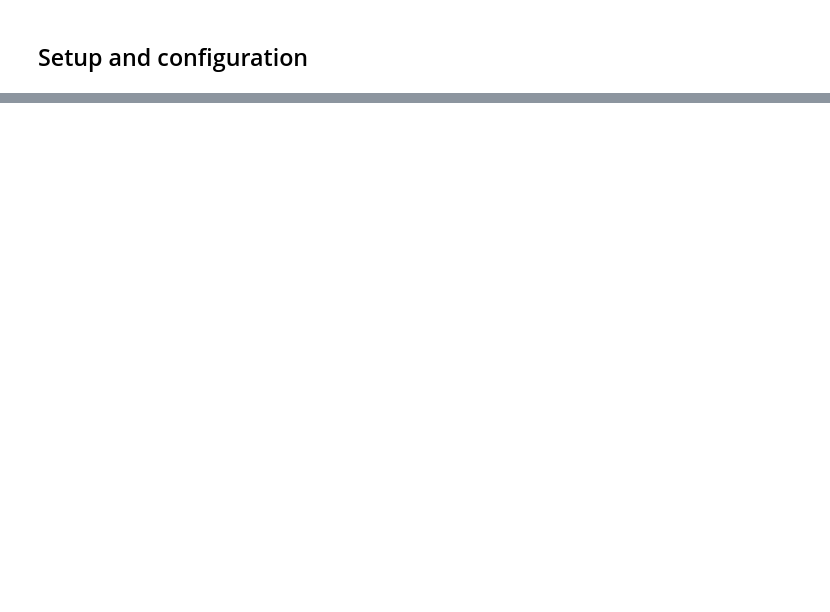
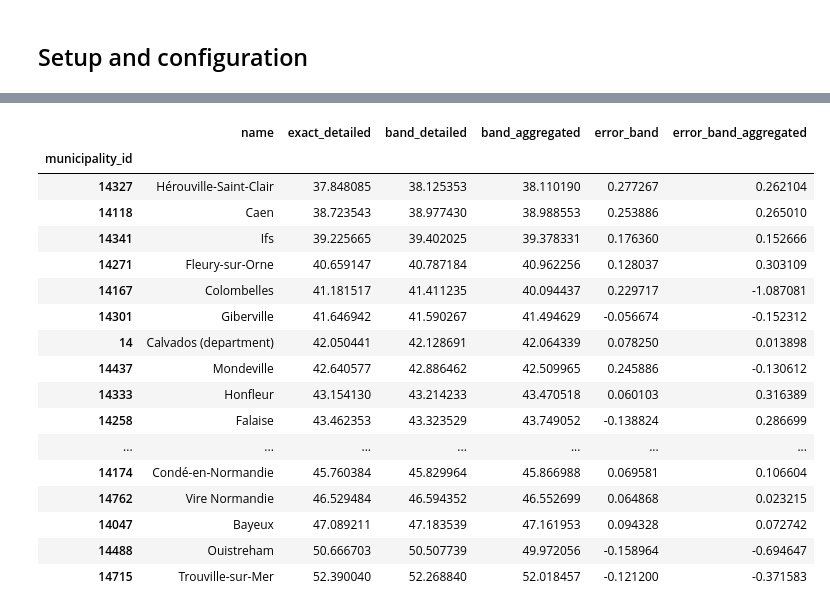
Before and after one commit to ek-popkova/uge-large-scale-models, a Jupyter notebook: notebooks/ex12_territorial_analysis_I.ipynb, the cells around one changed output, grey strips where cells are left out. Saved outputs shown, nothing was run; the diff lists cells and outputs as text; code cells hidden in the pictures; blank space fills up the shorter version.

```diff
--- a/notebooks/ex12_territorial_analysis_I.ipynb
+++ b/notebooks/ex12_territorial_analysis_I.ipynb
@@ -103,0 +303,16 @@ TODO: note every problem and how it was solved (partial points are given for doc
+# %%
+rows = []
+for column, lo, hi in AGE_BANDS:
+    hi_ = 200 if hi is None else hi
+    rows.append({
+        "band": column,
+        "aggregated": df_population[column].sum(),
+        "detailed AGEREV": df_census.loc[df_census["age_rev"].between(lo, hi_), "weight"].sum(),
+        "detailed AGED": df_census.loc[df_census["age_aged"].between(lo, hi_), "weight"].sum(),
+    })
+df_band_check = pd.DataFrame(rows).set_index("band")
+for v in ["AGEREV", "AGED"]:
+    df_band_check[f"rel. diff. {v}"] = df_band_check[f"detailed {v}"] / df_band_check["aggregated"] - 1
+print("max |relative difference| AGEREV:", df_band_check["rel. diff. AGEREV"].abs().max())
+print("max |relative difference| AGED:  ", df_band_check["rel. diff. AGED"].abs().max())
+df_band_check
@@ -103,0 +411,51 @@ TODO: note every problem and how it was solved (partial points are given for doc
+# %%
+band_midpoints = pd.Series({c: (AGE_OPEN_BAND if hi is None else (lo + hi) / 2) for c, lo, hi in AGE_BANDS})
+print("band midpoints:", band_midpoints.to_dict())
+
+
+def band_mean_age(band_counts):
+    # band_counts: DataFrame with the band columns (persons per band); returns the estimated mean age per row
+    return band_counts[band_midpoints.index].mul(band_midpoints).sum(axis=1) / band_counts[band_midpoints.index].sum(axis=1)
+
+
+# Detailed census in the same bands (weighted)
+edges = [lo for _, lo, _ in AGE_BANDS] + [np.inf]
+df_census["age_band"] = pd.cut(df_census["age_rev"], bins=edges, right=False, labels=band_midpoints.index)
+mean_age_80p = np.average(df_census.loc[df_census["age_rev"] >= 80, "age_rev"],
+                          weights=df_census.loc[df_census["age_rev"] >= 80, "weight"])
+print("actual weighted mean age of the band 80+ (detailed census):", mean_age_80p)
+
+
+def detailed_mean_ages(df):
+    # exact weighted mean from single-year ages, and band-method estimate on the same persons
+    exact = np.average(df["age_rev"], weights=df["weight"])
+    bands = df.groupby("age_band", observed=False)["weight"].sum().to_frame().T
+    return exact, float(band_mean_age(bands).iloc[0])
+
+
+df_population["mean_age_est"] = band_mean_age(df_population)
+
+rows = []
+exact, est = detailed_mean_ages(df_census)
+rows.append({"municipality_id": DEPARTMENT, "name": f"{DEPARTMENT_NAME} (department)", "exact_detailed": exact,
+             "band_detailed": est,
+             "band_aggregated": float(band_mean_age(df_population[band_midpoints.index].sum().to_frame().T).iloc[0])})
+for mid, df in df_census[df_census["municipality_id"].notna()].groupby("municipality_id"):
+    exact, est = detailed_mean_ages(df)
+    rows.append({"municipality_id": mid, "exact_detailed": exact, "band_detailed": est,
+                 "band_aggregated": df_population.set_index("municipality_id").loc[mid, "mean_age_est"],
+                 "name": df_population.set_index("municipality_id").loc[mid, "name"]})
+df_age_validation = pd.DataFrame(rows).set_index("municipality_id")
+df_age_validation["error_band"] = df_age_validation["band_detailed"] - df_age_validation["exact_detailed"]
+df_age_validation["error_band_aggregated"] = df_age_validation["band_aggregated"] - df_age_validation["exact_detailed"]
+df_age_validation = df_age_validation.sort_values("exact_detailed")
+
+municipal = df_age_validation.drop(index=DEPARTMENT)
+print("band method on the detailed file, 17 municipalities: mean error", municipal["error_band"].mean(),
+      "| max |error|", municipal["error_band"].abs().max())
+print("band method on the aggregated file vs exact:          mean error", municipal["error_band_aggregated"].mean(),
+      "| max |error|", municipal["error_band_aggregated"].abs().max())
+print("rank correlation exact vs aggregated estimate:",
+      municipal["exact_detailed"].corr(municipal["band_aggregated"], method="spearman"))
+df_age_validation
+# %% [output]
@@ -103,0 +467,18 @@ TODO: note every problem and how it was solved (partial points are given for doc
+|  | name | exact_detailed | band_detailed | band_aggregated | error_band | error_band_aggregated |
+| municipality_id |  |  |  |  |  |  |
+| 14327 | Hérouville-Saint-Clair | 37.848085 | 38.125353 | 38.110190 | 0.277267 | 0.262104 |
+| 14118 | Caen | 38.723543 | 38.977430 | 38.988553 | 0.253886 | 0.265010 |
+| 14341 | Ifs | 39.225665 | 39.402025 | 39.378331 | 0.176360 | 0.152666 |
+| 14271 | Fleury-sur-Orne | 40.659147 | 40.787184 | 40.962256 | 0.128037 | 0.303109 |
+| 14167 | Colombelles | 41.181517 | 41.411235 | 40.094437 | 0.229717 | -1.087081 |
+| 14301 | Giberville | 41.646942 | 41.590267 | 41.494629 | -0.056674 | -0.152312 |
+| 14 | Calvados (department) | 42.050441 | 42.128691 | 42.064339 | 0.078250 | 0.013898 |
+| 14437 | Mondeville | 42.640577 | 42.886462 | 42.509965 | 0.245886 | -0.130612 |
+| 14333 | Honfleur | 43.154130 | 43.214233 | 43.470518 | 0.060103 | 0.316389 |
+| 14258 | Falaise | 43.462353 | 43.323529 | 43.749052 | -0.138824 | 0.286699 |
+| ... | ... | ... | ... | ... | ... | ... |
+| 14174 | Condé-en-Normandie | 45.760384 | 45.829964 | 45.866988 | 0.069581 | 0.106604 |
+| 14762 | Vire Normandie | 46.529484 | 46.594352 | 46.552699 | 0.064868 | 0.023215 |
+| 14047 | Bayeux | 47.089211 | 47.183539 | 47.161953 | 0.094328 | 0.072742 |
+| 14488 | Ouistreham | 50.666703 | 50.507739 | 49.972056 | -0.158964 | -0.694647 |
+| 14715 | Trouville-sur-Mer | 52.390040 | 52.268840 | 52.018457 | -0.121200 | -0.371583 |
```
Also changed, not shown: parts of 35 cells of this notebook, 9 other files.
